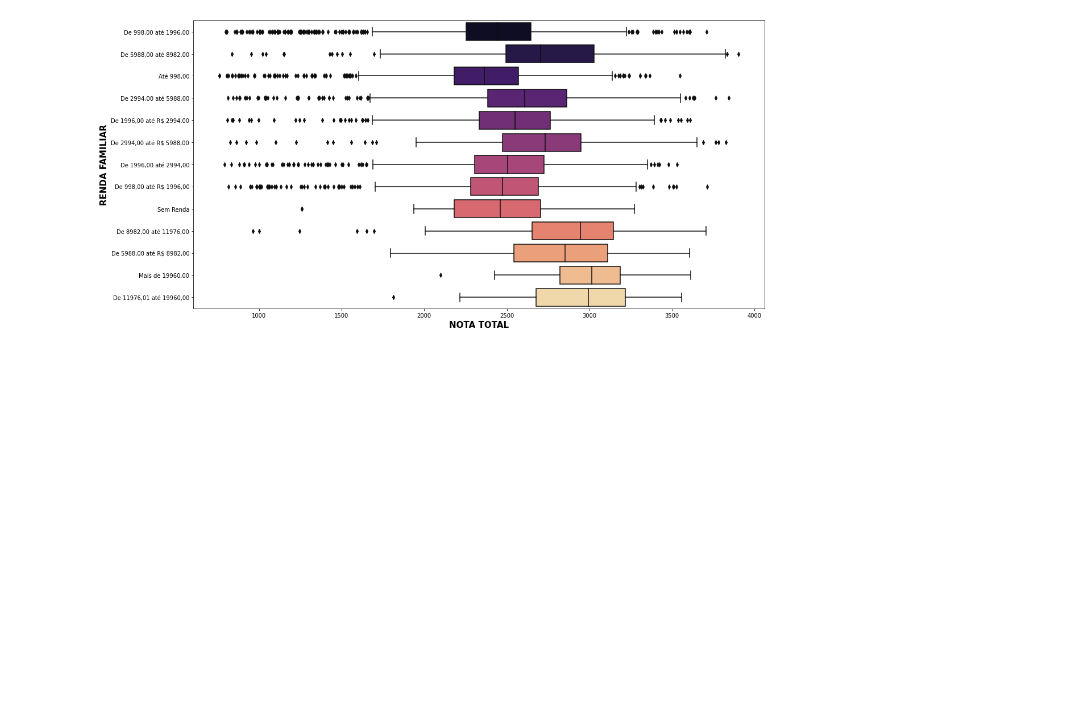
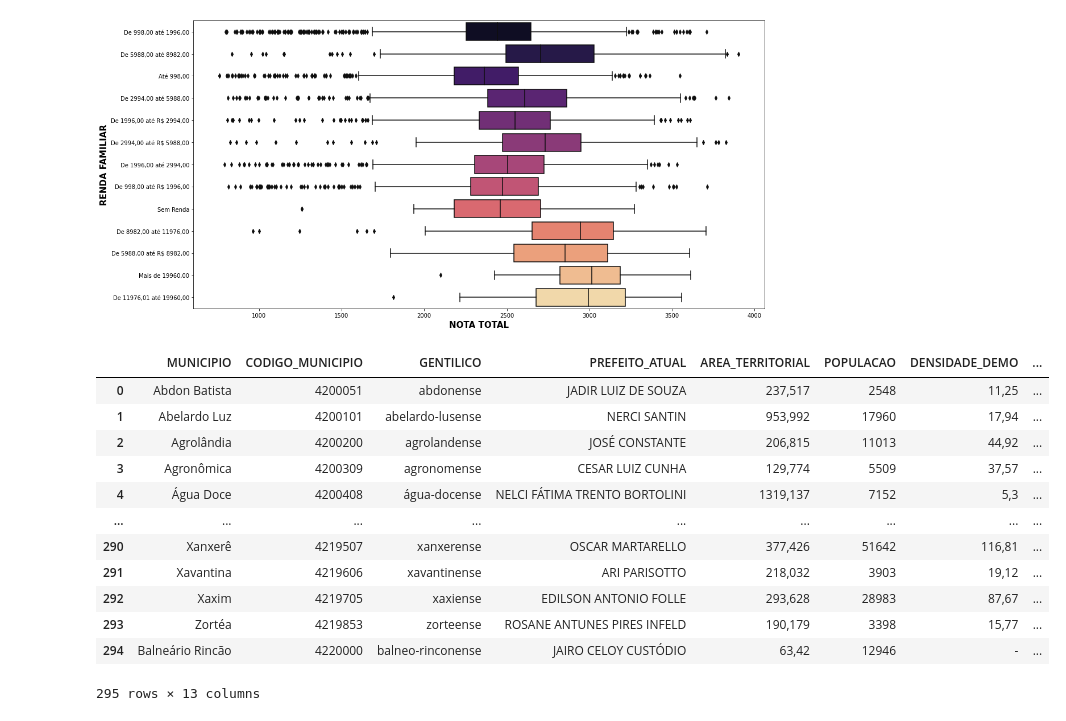
Before and after one commit to NophaieViscente/AnaliseDadosENEM, a Jupyter notebook: Analisando_Dados_da_Educação_ENEM_SC_Mesorregião_Serrana_|_Microrregião_de_Curitibanos.ipynb, the cells around one changed output. Cells and saved outputs as stored; diff of their text form; code cells hidden in the pictures; blank space fills up the shorter version.

```diff
--- a/Analisando_Dados_da_Educação_ENEM_SC_Mesorregião_Serrana_|_Microrregião_de_Curitibanos.ipynb
+++ b/Analisando_Dados_da_Educação_ENEM_SC_Mesorregião_Serrana_|_Microrregião_de_Curitibanos.ipynb
@@ -268,3 +272,25 @@ plt.xlabel('NOTA TOTAL',fontdict={'fontsize':15,'fontweight':'semibold'})
 plt.show()
 # %% [output]
 [figure]
+# %%
+# Carregando dados do IBGE para poder usar na análise do ENEM
+ibge = pd.read_csv('/content/drive/MyDrive/IBGE.csv',sep=';',encoding='ISO-8859-1')
+# Criando lista para filtrar pelos municipios da região serrana, microrregião de Curitibanos
+listaMunicipiosIBGE = [4200051, 4202875, 4203600, 4204806, 4205555, 4211058, 4213302,
+       4213351, 4215505, 4219150, 4219853, 4216057]
+# Verificando o DataFrame do IBGE com todos os dados de SC .
+ibge
+# %% [output]
+|  | MUNICIPIO | CODIGO_MUNICIPIO | GENTILICO | PREFEITO_ATUAL | AREA_TERRITORIAL | POPULACAO | DENSIDADE_DEMO | ... |
+| 0 | Abdon Batista | 4200051 | abdonense | JADIR LUIZ DE SOUZA | 237,517 | 2548 | 11,25 | ... |
+| 1 | Abelardo Luz | 4200101 | abelardo-lusense | NERCI SANTIN | 953,992 | 17960 | 17,94 | ... |
+| 2 | Agrolândia | 4200200 | agrolandense | JOSÉ CONSTANTE | 206,815 | 11013 | 44,92 | ... |
+| 3 | Agronômica | 4200309 | agronomense | CESAR LUIZ CUNHA | 129,774 | 5509 | 37,57 | ... |
+| 4 | Água Doce | 4200408 | água-docense | NELCI FÁTIMA TRENTO BORTOLINI | 1319,137 | 7152 | 5,3 | ... |
+| ... | ... | ... | ... | ... | ... | ... | ... | ... |
+| 290 | Xanxerê | 4219507 | xanxerense | OSCAR MARTARELLO | 377,426 | 51642 | 116,81 | ... |
+| 291 | Xavantina | 4219606 | xavantinense | ARI PARISOTTO | 218,032 | 3903 | 19,12 | ... |
+| 292 | Xaxim | 4219705 | xaxiense | EDILSON ANTONIO FOLLE | 293,628 | 28983 | 87,67 | ... |
+| 293 | Zortéa | 4219853 | zorteense | ROSANE ANTUNES PIRES INFELD | 190,179 | 3398 | 15,77 | ... |
+| 294 | Balneário Rincão | 4220000 | balneo-rinconense | JAIRO CELOY CUSTÓDIO | 63,42 | 12946 | - | ... |
+295 rows × 13 columns
```
Also changed, not shown: parts of 6 cells of this notebook.
